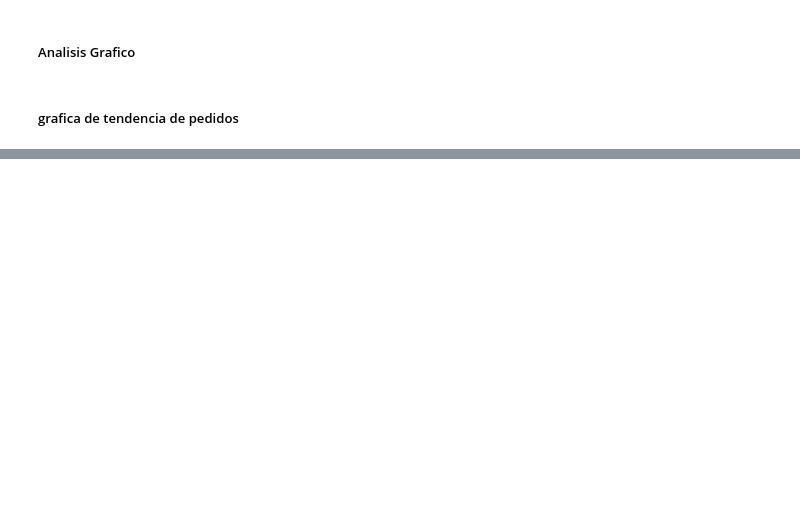
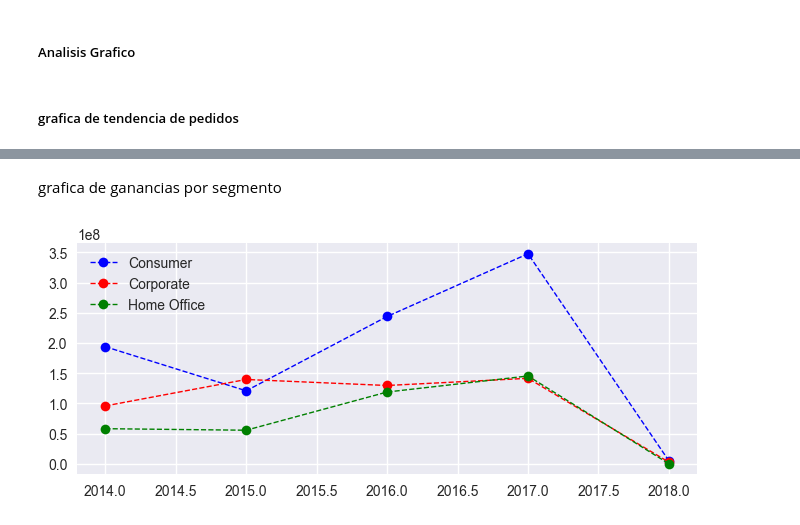
Before and after one commit to repos-especializacion-UdeA/tarea-fundamentos, a Jupyter notebook: entrega_udea_.ipynb, the cells around one changed output, grey strips where cells are left out. Drawn from its saved outputs; the diff is of its cells as text; code cells hidden in the pictures; blank space fills up the shorter version.

```diff
--- a/entrega_udea_.ipynb
+++ b/entrega_udea_.ipynb
@@ -183,3 +179,12 @@ segmento
+# %%
+tabla_pivote = pd.pivot_table(
+    df__,
+    values='Profit',
+    index='año',
+    columns='Segment',
+    aggfunc='sum',
+    fill_value=0
+)
 # %% [markdown]
 ##### conteo por ciudad y suma de profit
 # %%
@@ -293,0 +264,14 @@ df.head(1)
+# %% [markdown]
+grafica  de ganancias por segmento
+# %%
+fig , ax =plt.subplots(figsize=(8, 3))
+
+ax.plot(tabla_pivote.index,tabla_pivote['Consumer'],color='b',marker='o',linestyle='--',linewidth=1,label='Consumer')
+ax.plot(tabla_pivote.index,tabla_pivote['Corporate'],color='r',marker='o',linestyle='--',linewidth=1,label='Corporate')
+ax.plot(tabla_pivote.index,tabla_pivote['Home Office'],color='g',marker='o',linestyle='--',linewidth=1,label='Home Office')
+
+ax.legend()
+
+plt.show()
+# %% [output]
+[figure, added]
```
Also changed, not shown: parts of 12 cells of this notebook.
